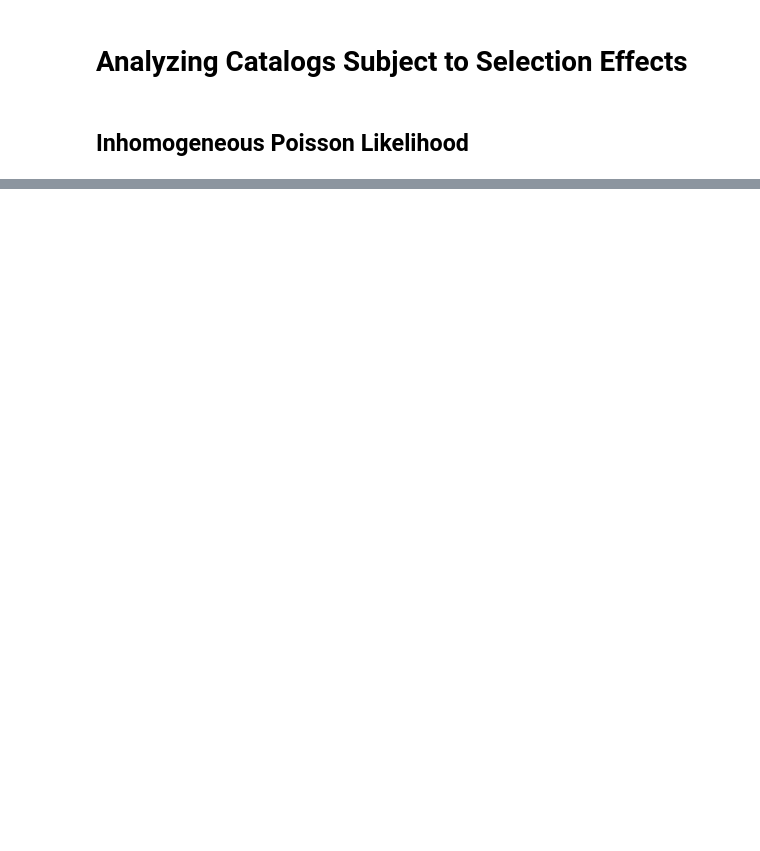
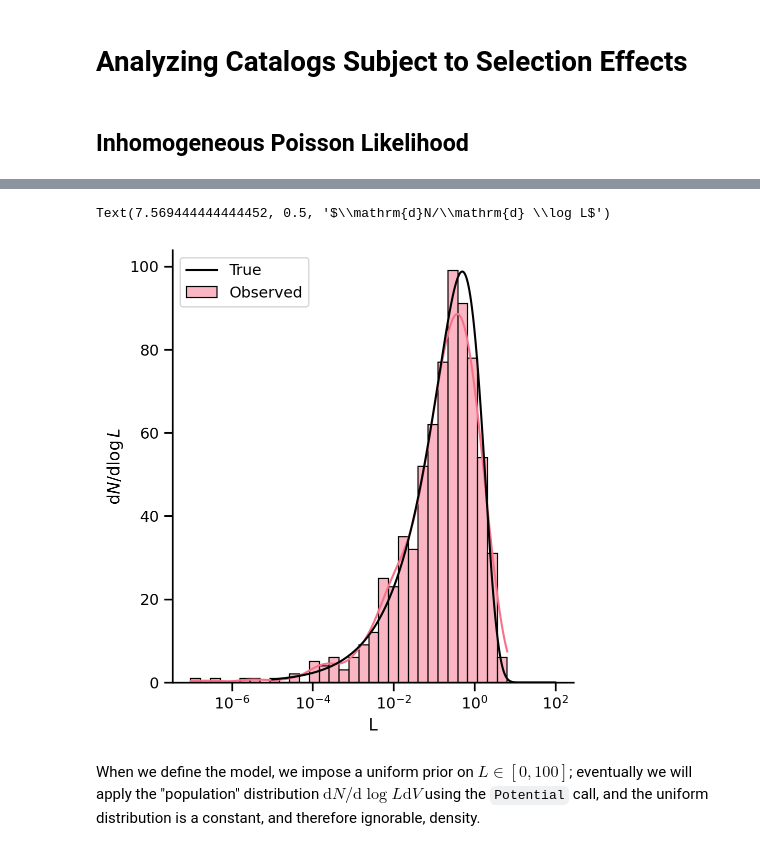
Before and after one commit to farr/CCASelectionTutorial, a Jupyter notebook: Tutorial.ipynb, the cells around one changed output, grey strips where cells are left out. Saved outputs shown, nothing was run; the diff lists cells and outputs as text; code cells hidden in the pictures; blank space fills up the shorter version.

```diff
--- a/Tutorial.ipynb
+++ b/Tutorial.ipynb
@@ -79,0 +118,15 @@ with Lf_model:
+# %%
+sigma_true = 0.25
+Lobs = np.random.lognormal(mean=np.log(L), sigma=sigma_true)
+# %%
+sns.displot(Lobs, log_scale=True, label='Observed', kde=True)
+xs = np.logspace(-5, 2, 1000)
+plt.plot(xs, dNdlogL(xs, V, n_true, alpha_true, LStar_true), color='k', label='True')
+plt.legend()
+plt.xlabel(r"L")
+plt.ylabel(r"$\mathrm{d}N/\mathrm{d} \log L$")
+# %% [output]
+Text(7.569444444444452, 0.5, '$\\mathrm{d}N/\\mathrm{d} \\log L$')
+[figure, added]
+# %% [markdown]
+When we define the model, we impose a uniform prior on $L \in [0, 100]$; eventually we will apply the "population" distribution $\mathrm{d}N/\mathrm{d} \log L \mathrm{d} V$ using the `Potential` call, and the uniform distribution is a constant, and therefore ignorable, density.
```
Also changed, not shown: parts of 30 cells of this notebook.
